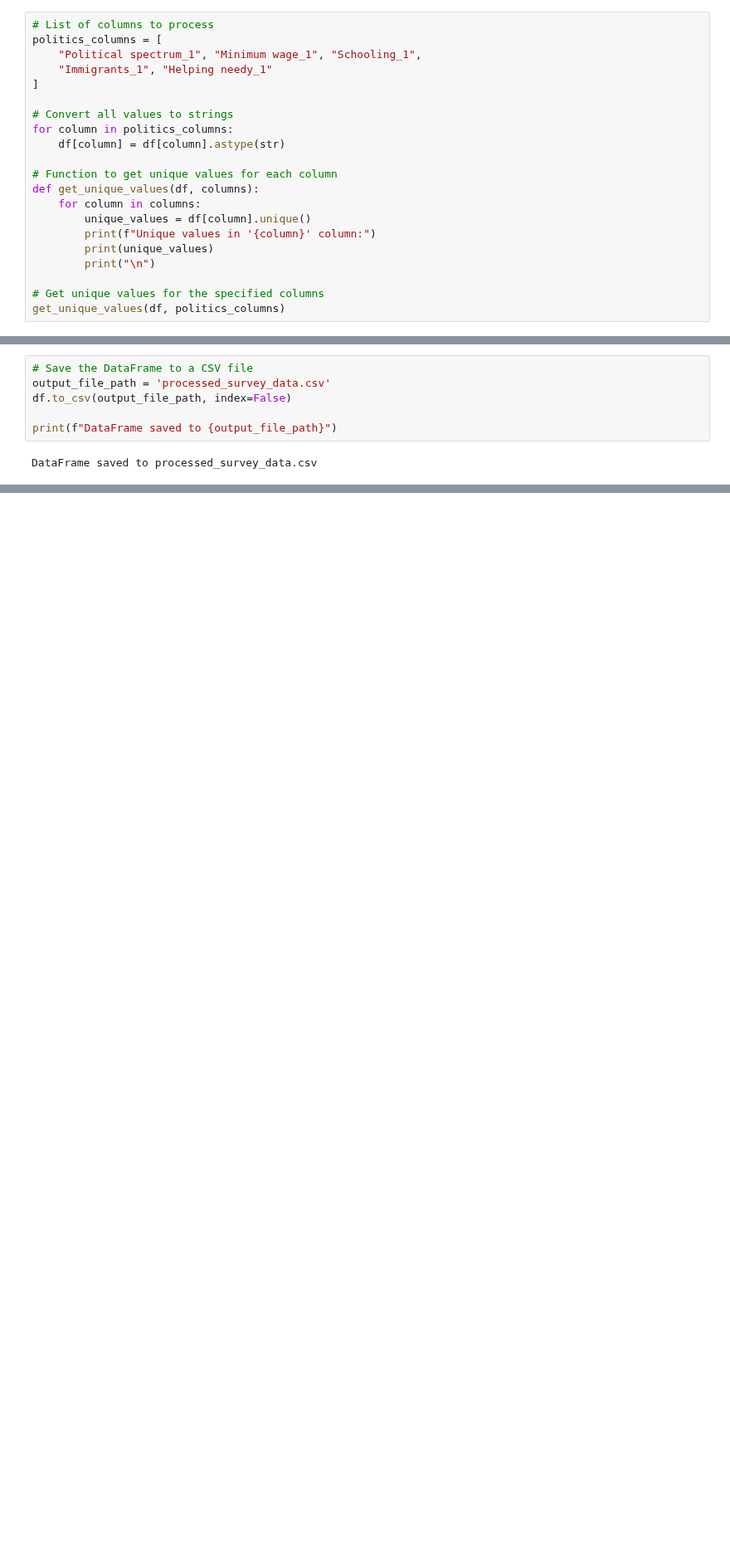
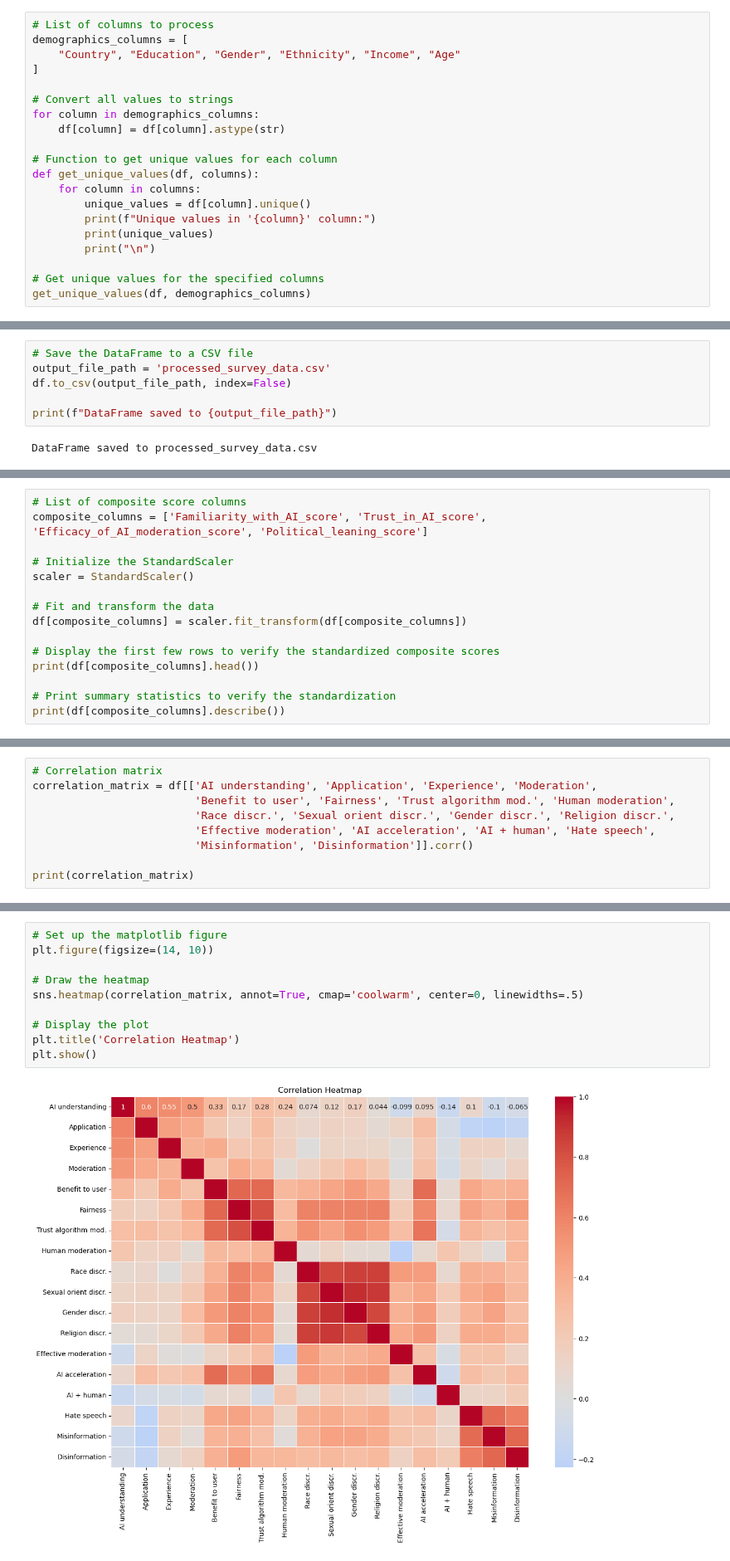
Before and after one commit to alicja-a-d/Analytica_UvA, a Jupyter notebook: code/survey/survey_processing.ipynb, the cells around one changed output, grey strips where cells are left out. Shown at 83% size. Saved outputs shown, nothing was run; the diff lists cells and outputs as text; blank space fills up the shorter version.

```diff
--- a/code/survey/survey_processing.ipynb
+++ b/code/survey/survey_processing.ipynb
@@ -325,12 +340,11 @@ Name: count, dtype: int64
 # %%
 # List of columns to process
-politics_columns = [
-    "Political spectrum_1", "Minimum wage_1", "Schooling_1",
-    "Immigrants_1", "Helping needy_1"
+demographics_columns = [
+    "Country", "Education", "Gender", "Ethnicity", "Income", "Age"
 ]
 
 # Convert all values to strings
-for column in politics_columns:
+for column in demographics_columns:
     df[column] = df[column].astype(str)
 
 # Function to get unique values for each column
@@ -342,5 +356,5 @@ def get_unique_values(df, columns):
         print("\n")
 
 # Get unique values for the specified columns
-get_unique_values(df, politics_columns)
+get_unique_values(df, demographics_columns)
 # %% [output]
@@ -450,0 +587,15 @@ DataFrame saved to processed_survey_data.csv
+# %%
+# List of composite score columns
+composite_columns = ['Familiarity_with_AI_score', 'Trust_in_AI_score', 'Efficacy_of_AI_moderation_score', 'Political_leaning_score']
+
+# Initialize the StandardScaler
+scaler = StandardScaler()
+
+# Fit and transform the data
+df[composite_columns] = scaler.fit_transform(df[composite_columns])
+
+# Display the first few rows to verify the standardized composite scores
+print(df[composite_columns].head())
+
+# Print summary statistics to verify the standardization
+print(df[composite_columns].describe())
@@ -450,0 +690,9 @@ DataFrame saved to processed_survey_data.csv
+# %%
+# Correlation matrix
+correlation_matrix = df[['AI understanding', 'Application', 'Experience', 'Moderation',
+                         'Benefit to user', 'Fairness', 'Trust algorithm mod.', 'Human moderation',
+                         'Race discr.', 'Sexual orient discr.', 'Gender discr.', 'Religion discr.',
+                         'Effective moderation', 'AI acceleration', 'AI + human', 'Hate speech',
+                         'Misinformation', 'Disinformation']].corr()
+
+print(correlation_matrix)
@@ -450,0 +717,12 @@ DataFrame saved to processed_survey_data.csv
+# %%
+# Set up the matplotlib figure
+plt.figure(figsize=(14, 10))
+
+# Draw the heatmap
+sns.heatmap(correlation_matrix, annot=True, cmap='coolwarm', center=0, linewidths=.5)
+
+# Display the plot
+plt.title('Correlation Heatmap')
+plt.show()
+# %% [output]
+[figure, added]
```
Also changed, not shown: parts of 24 cells of this notebook, 1 other file.
